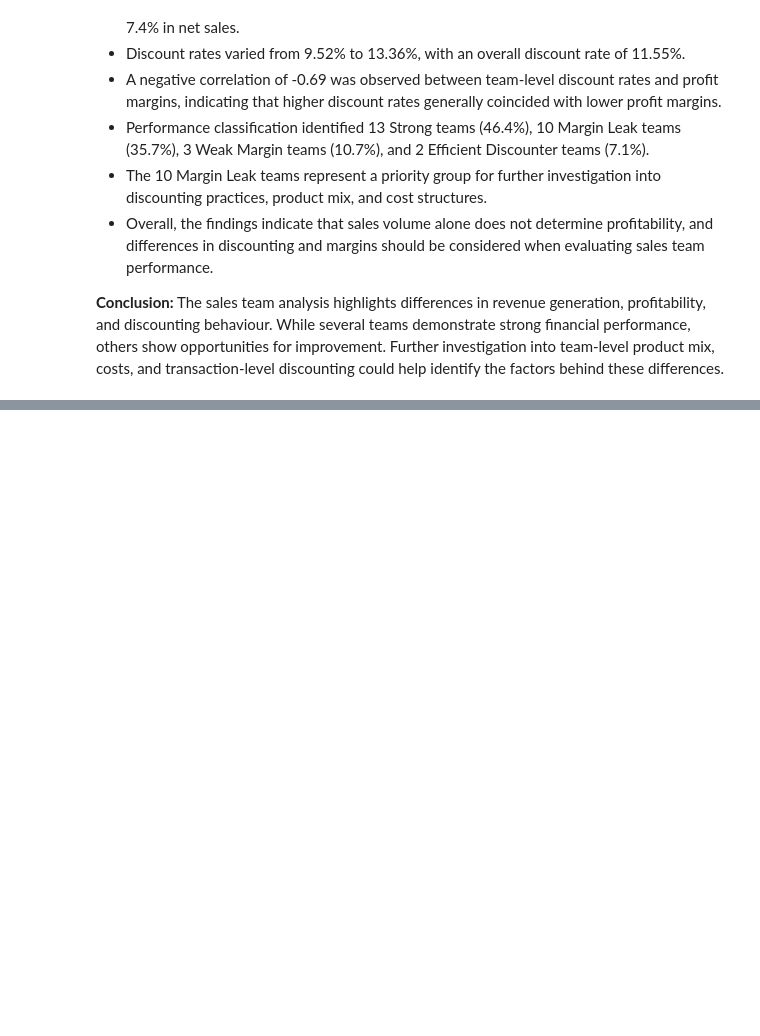
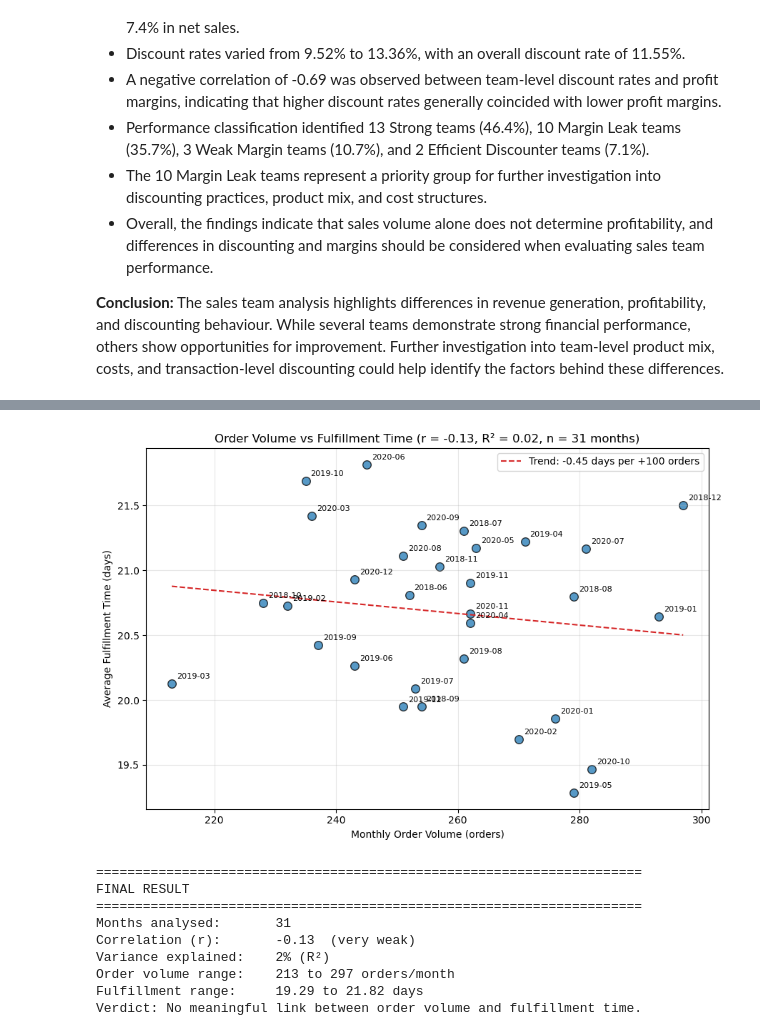
Before and after one commit to silverbullet-ai/intelligent-systems, a Jupyter notebook: da/sales-data-analysis/notebooks/02_sales_analysis.ipynb, the cells around one changed output, grey strips where cells are left out. Cells and saved outputs as stored; diff of their text form; code cells hidden in the pictures; blank space fills up the shorter version.

```diff
--- a/da/sales-data-analysis/notebooks/02_sales_analysis.ipynb
+++ b/da/sales-data-analysis/notebooks/02_sales_analysis.ipynb
@@ -2482,0 +2971,57 @@ Verdict: Some teams discount heavily and earn below-average margins. Check them
+# %%
+# Relationship between monthly order volume and fulfillment time
+m = monthly_fulfillment.copy()
+n = len(m)
+
+x, y = m['Orders'], m['Avg_Fulfillment']
+r = x.corr(y)
+r2 = r ** 2
+
+fig, ax = plt.subplots(figsize=(9, 6))
+ax.scatter(x, y, s=70, alpha=0.75, edgecolor='black')
+
+# Label each point with its month so outliers can be identified
+for month, xi, yi in zip(m.index.astype(str), x, y):
+    ax.annotate(month, (xi, yi), xytext=(5, 5), textcoords='offset points', fontsize=8)
+
+# Trend line (needs at least 3 months to mean anything)
+if n >= 3:
+    slope, intercept = np.polyfit(x, y, 1)
+    xs = np.linspace(x.min(), x.max(), 50)
+    ax.plot(xs, slope * xs + intercept, linestyle='--', color='tab:red',
+            label=f'Trend: {slope * 100:+.2f} days per +100 orders')
+    ax.legend()
+
+ax.set_xlabel('Monthly Order Volume (orders)')
+ax.set_ylabel('Average Fulfillment Time (days)')
+ax.set_title(f'Order Volume vs Fulfillment Time (r = {r:+.2f}, R² = {r2:.2f}, n = {n} months)')
+ax.grid(alpha=0.3)
+
+plt.tight_layout()
+plt.show()
+
+# Final result
+strength = ('very weak' if abs(r) < 0.2 else 'weak' if abs(r) < 0.4 else
+            'moderate' if abs(r) < 0.6 else 'strong' if abs(r) < 0.8 else 'very strong')
+direction = 'higher volume with slower fulfillment' if r > 0 else 'higher volume with faster fulfillment'
+
+print(f"\n{'=' * 70}\nFINAL RESULT\n{'=' * 70}")
+print(f"Months analysed:       {n}")
+print(f"Correlation (r):       {r:+.2f}  ({strength})")
+print(f"Variance explained:    {r2 * 100:.0f}% (R²)")
+print(f"Order volume range:    {x.min():,.0f} to {x.max():,.0f} orders/month")
+print(f"Fulfillment range:     {y.min():.2f} to {y.max():.2f} days")
+print("Verdict:", "No meaningful link between order volume and fulfillment time."
+      if abs(r) < 0.4
+      else f"Tendency toward {direction}. This is a pattern in {n} months, not proof of cause.")
+# %% [output]
+[figure, added]
+======================================================================
+FINAL RESULT
+======================================================================
+Months analysed:       31
+Correlation (r):       -0.13  (very weak)
+Variance explained:    2% (R²)
+Order volume range:    213 to 297 orders/month
+Fulfillment range:     19.29 to 21.82 days
+Verdict: No meaningful link between order volume and fulfillment time.
```
Also changed, not shown: parts of 26 cells of this notebook.
